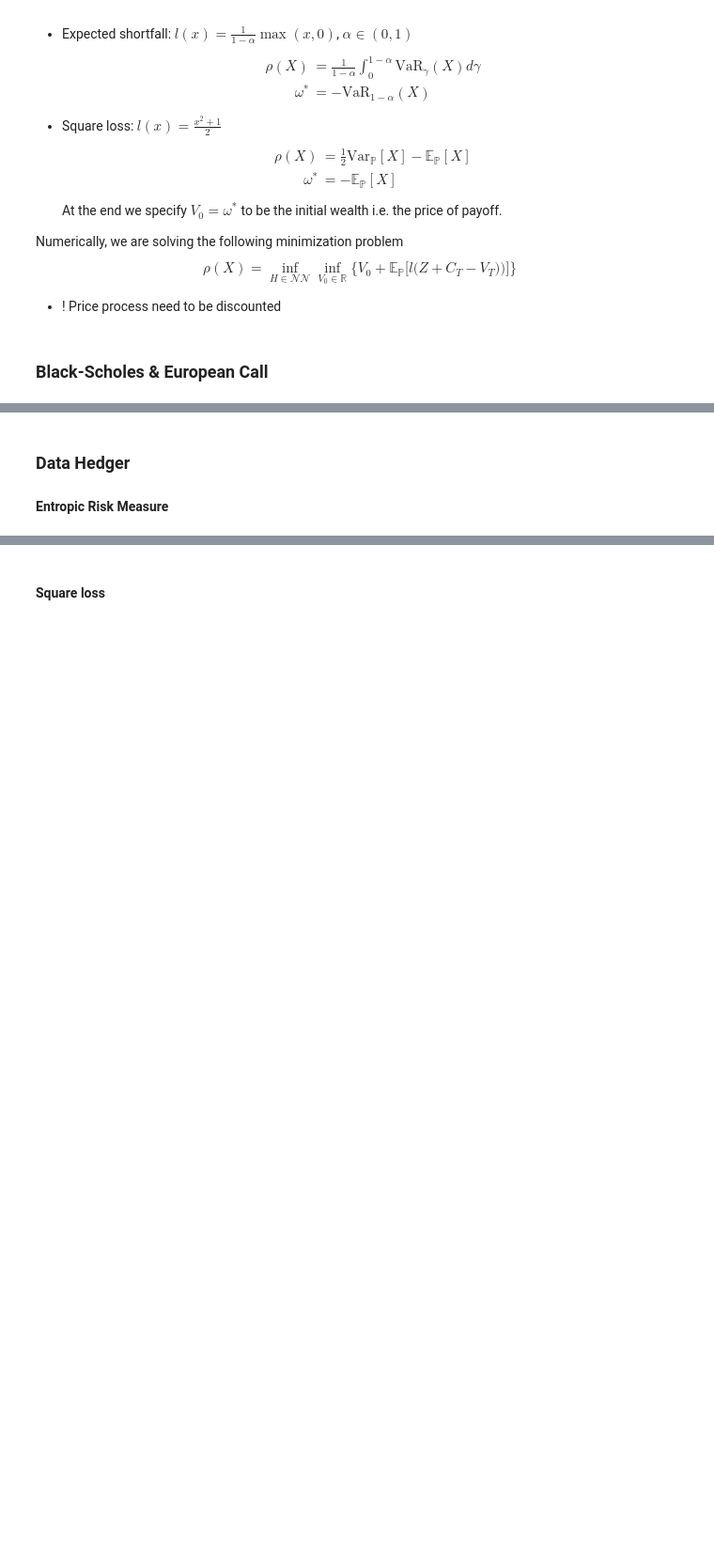
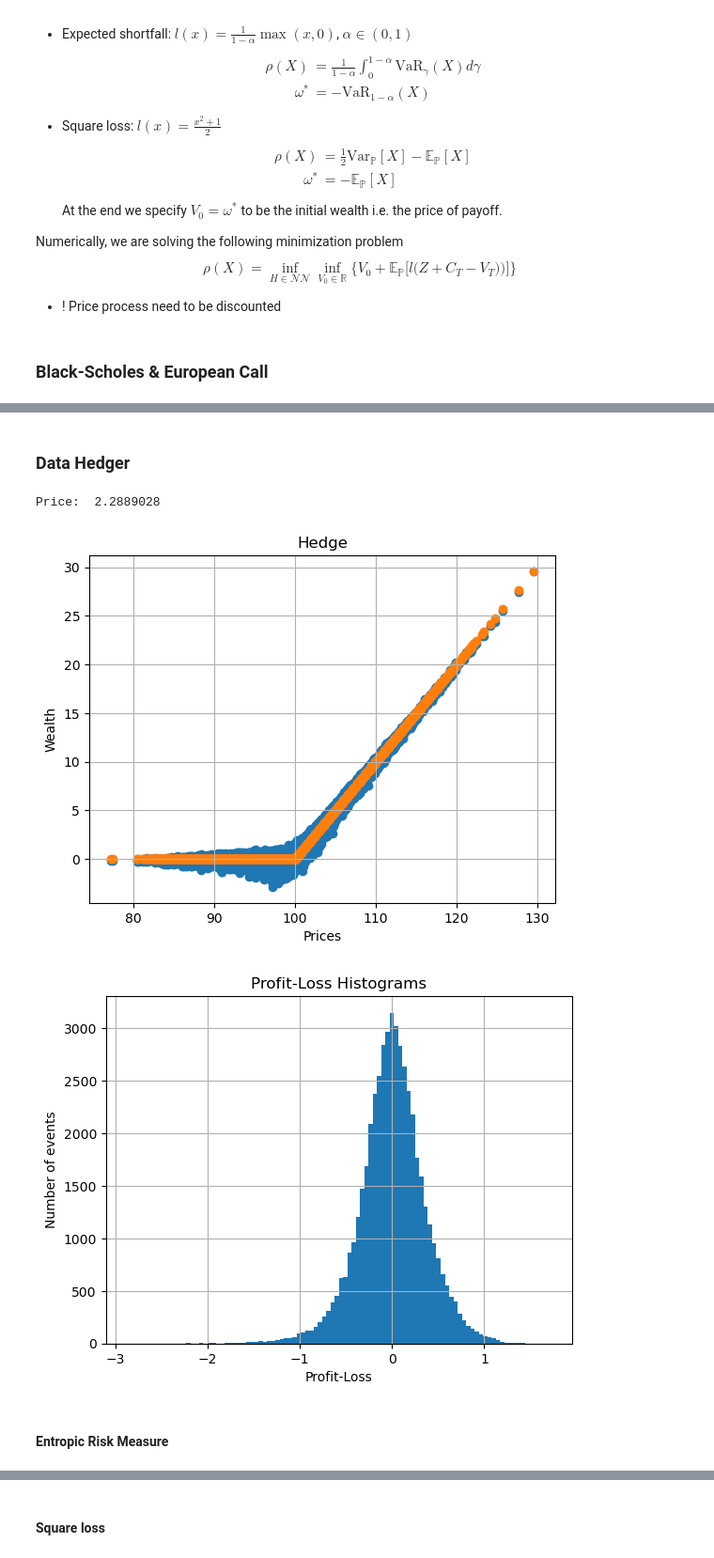
Before and after one commit to justinhou95/NeuralHedge, a Jupyter notebook: deephedge.ipynb, the cells around one changed output, grey strips where cells are left out. Shown at 94% size. Drawn from its saved outputs; the diff is of its cells as text; code cells hidden in the pictures; blank space fills up the shorter version.

```diff
--- a/deephedge.ipynb
+++ b/deephedge.ipynb
@@ -81,5 +118,15 @@ True price is:  tensor(2.2973)
+# %% [markdown]
+### Data Hedger
+# %%
+model = blackschole.BlackScholesDelta(sigma=sigma,strike=strike)
+hedger = datahedger.Hedger(model)
+plot_hedge(hedger, data_set, price = true_price)
+# wealth = hedger(data_set)
+# %% [output]
+Price:  2.2889028
+[figure, added]
+[figure, added]
 # %% [markdown]
-### Data Hedger
 #### Entropic Risk Measure
 # %%
 reload(datahedger)
```
Also changed, not shown: parts of 10 cells of this notebook, 12 other files.
